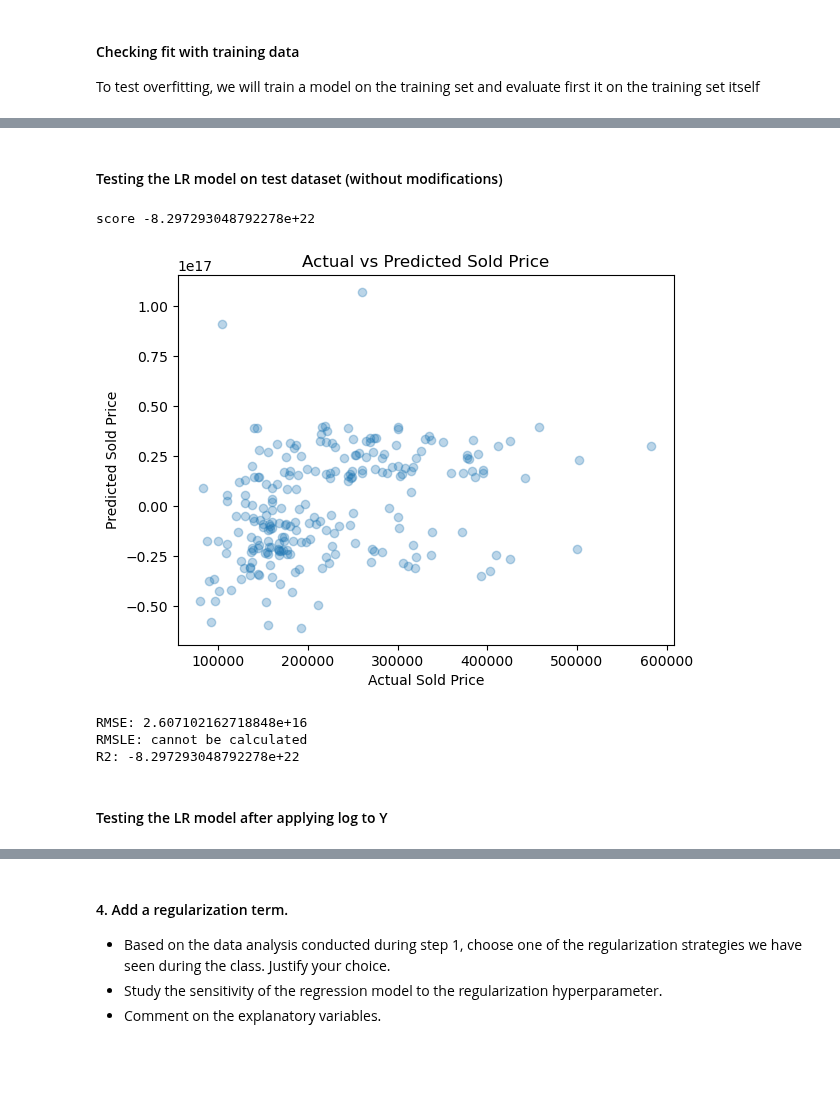
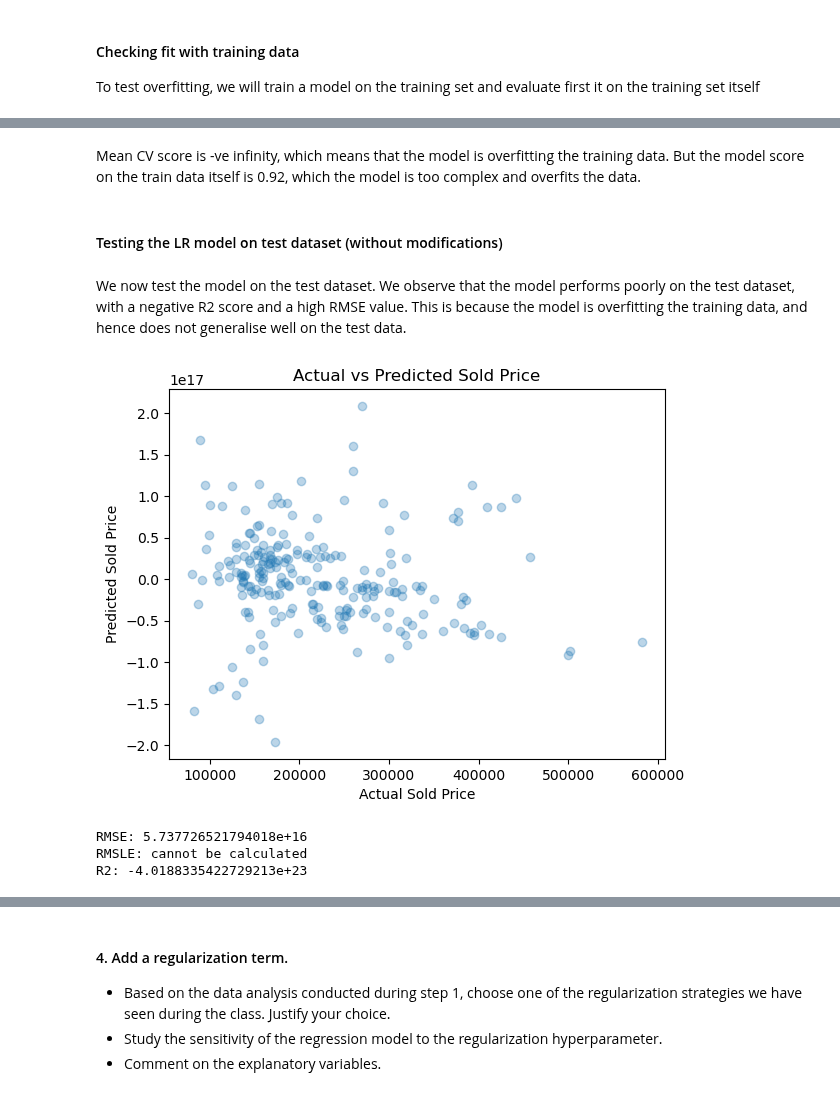
Before and after one commit to rajesvariparasa/ml-processing-pipeline-for-predicting-houseprices, a Jupyter notebook: Milestone-2-Regression.ipynb, the cells around one changed output, grey strips where cells are left out. Cells and saved outputs as stored; diff of their text form; code cells hidden in the pictures; blank space fills up the shorter version.

```diff
--- a/Milestone-2-Regression.ipynb
+++ b/Milestone-2-Regression.ipynb
@@ -702,16 +686,17 @@ R2: 0.9233260370359037
+# %% [markdown]
+Mean CV score is -ve infinity, which means that the model is overfitting the training data. But the model score on the train data itself is 0.92, which the model is too complex and overfits the data.
 # %% [markdown]
 #### Testing the LR model on test dataset (without modifications)
+# %% [markdown]
+We now test the model on the test dataset. We observe that the model performs poorly on the test dataset, with a negative R2 score and a high RMSE value. This is because the model is overfitting the training data, and hence does not generalise well on the test data.
 # %%
 # fit a linear regression model to the data
-Y_pred= model_pred(X_train, Y_train, X_test, Y_test)
+Y_pred= model.predict(X_test)
 plot_Yt_Yp(Y_test, Y_pred)
 print_errors(Y_test, Y_pred)
 # negative predictions for sold price!
 # %% [output]
+[figure, new version]
-score -8.297293048792278e+22
+RMSE: 5.737726521794018e+16
+RMSLE: cannot be calculated
+R2: -4.0188335422729213e+23
-[figure, old version]
-RMSE: 2.607102162718848e+16
-RMSLE: cannot be calculated
-R2: -8.297293048792278e+22
-# %% [markdown]
-#### Testing the LR model after applying log to Y
```
Also changed, not shown: parts of 14 cells of this notebook.
